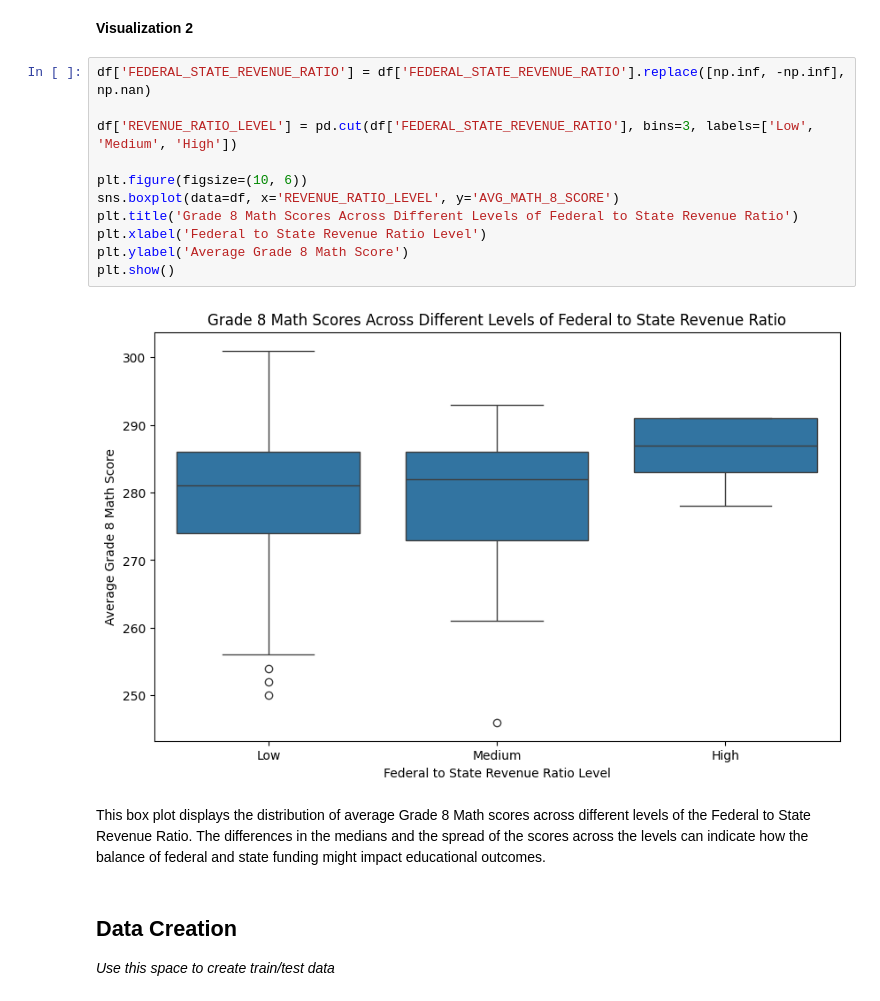
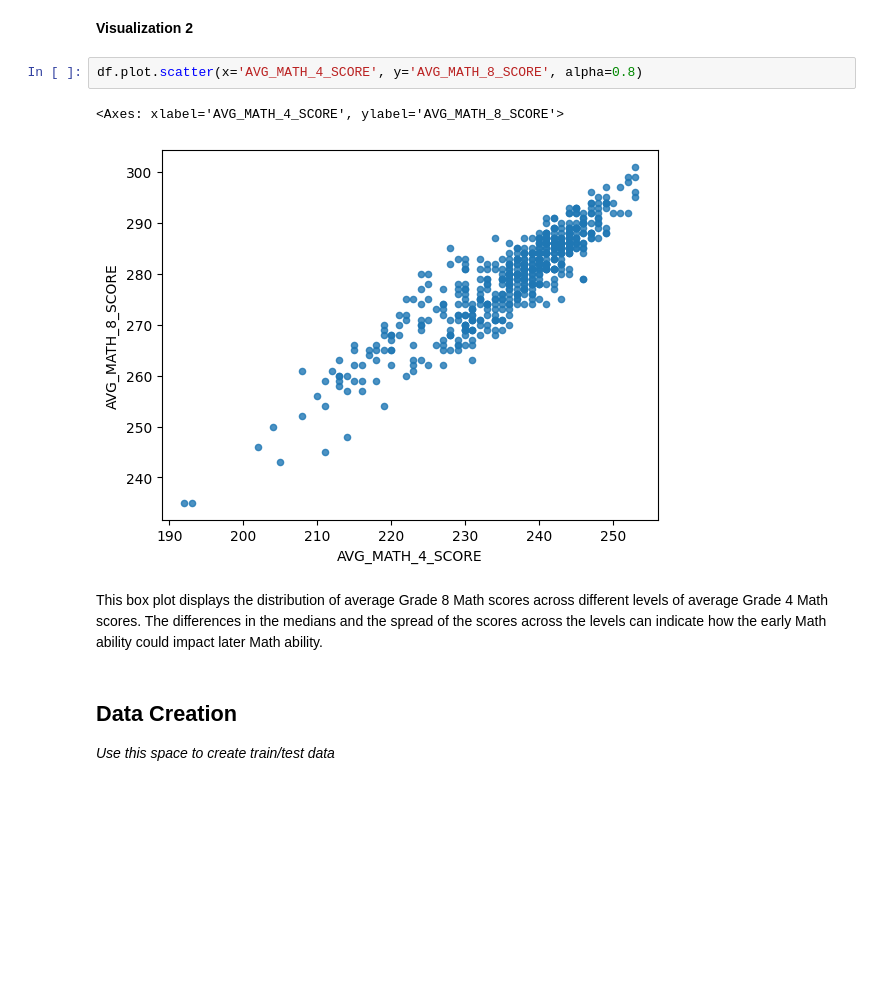
Before and after one commit to Edgarzhu7/MDST-Tutorial, a Jupyter notebook: tutorial1/checkpoint1.ipynb, the cells around one changed output. Drawn from its saved outputs; the diff is of its cells as text; blank space fills up the shorter version.

```diff
--- a/tutorial1/checkpoint1.ipynb
+++ b/tutorial1/checkpoint1.ipynb
@@ -172,20 +172,12 @@ This scatter plot illustrates how the ratio of federal to state revenue correlat
 # %% [markdown]
 **Visualization 2**
-# %%
-df['FEDERAL_STATE_REVENUE_RATIO'] = df['FEDERAL_STATE_REVENUE_RATIO'].replace([np.inf, -np.inf], np.nan)
-
-df['REVENUE_RATIO_LEVEL'] = pd.cut(df['FEDERAL_STATE_REVENUE_RATIO'], bins=3, labels=['Low', 'Medium', 'High'])
-
-plt.figure(figsize=(10, 6))
-sns.boxplot(data=df, x='REVENUE_RATIO_LEVEL', y='AVG_MATH_8_SCORE')
-plt.title('Grade 8 Math Scores Across Different Levels of Federal to State Revenue Ratio')
-plt.xlabel('Federal to State Revenue Ratio Level')
-plt.ylabel('Average Grade 8 Math Score')
-plt.show()
-# %% [output]
-[figure, removed]
+# %%
+df.plot.scatter(x='AVG_MATH_4_SCORE', y='AVG_MATH_8_SCORE', alpha=0.8)
+# %% [output]
+<Axes: xlabel='AVG_MATH_4_SCORE', ylabel='AVG_MATH_8_SCORE'>
+[figure, added]
 # %% [markdown]
-This box plot displays the distribution of average Grade 8 Math scores across different levels of the Federal to State Revenue Ratio. The differences in the medians and the spread of the scores across the levels can indicate how the balance of federal and state funding might impact educational outcomes.
+This box plot displays the distribution of average Grade 8 Math scores across different levels of average Grade 4 Math scores. The differences in the medians and the spread of the scores across the levels can indicate how the early Math ability could impact later Math ability.
 # %% [markdown]
 <h2> Data Creation </h2>
 
```
Also changed, not shown: parts of 23 cells of this notebook, 2 other files.
